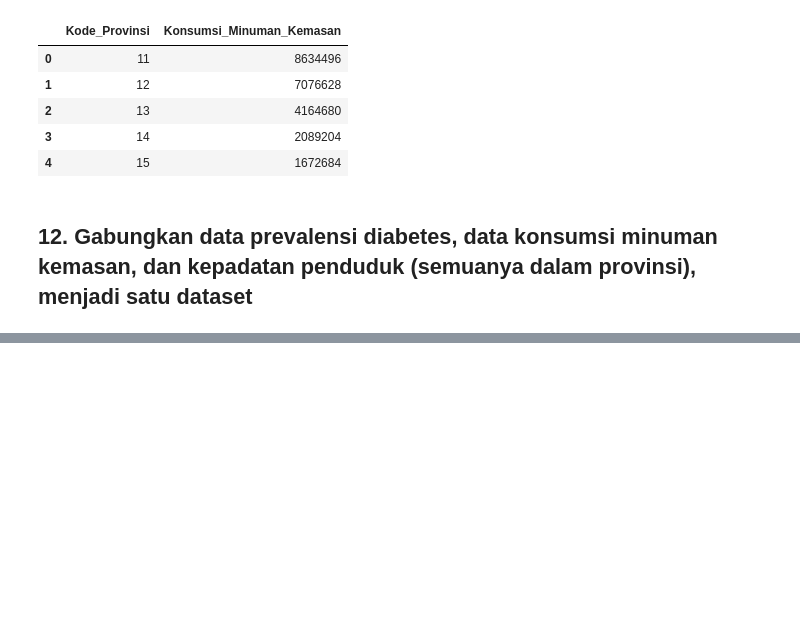
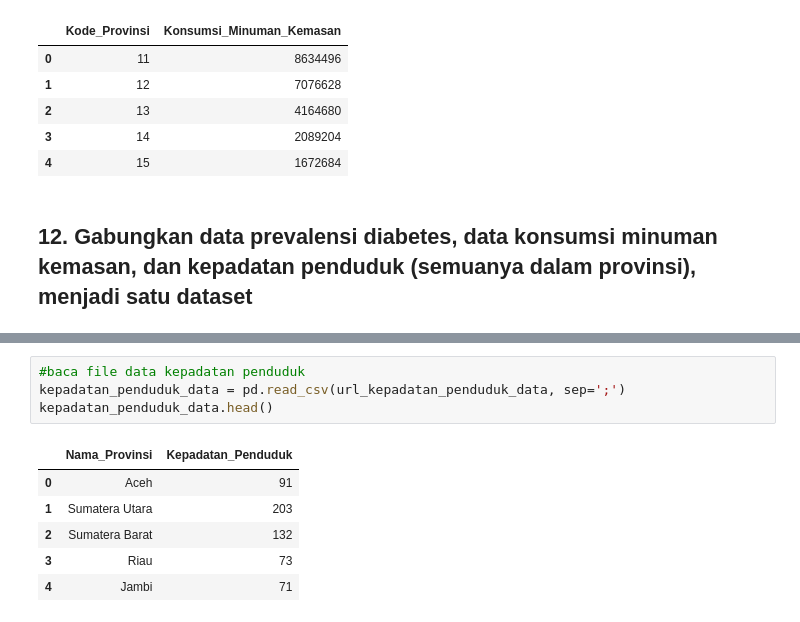
Before and after one commit to mihoku/MoF-Training-Python-for-Data-Analytics, a Jupyter notebook: Day 2/sans/Day_2_Contoh_Jawaban_Latihan_Pandas.ipynb, the cells around one changed output, grey strips where cells are left out. Saved outputs shown, nothing was run; the diff lists cells and outputs as text; blank space fills up the shorter version.

```diff
--- a/Day 2/sans/Day_2_Contoh_Jawaban_Latihan_Pandas.ipynb
+++ b/Day 2/sans/Day_2_Contoh_Jawaban_Latihan_Pandas.ipynb
@@ -179,0 +180,11 @@ diabetes_prevalence_data
+# %%
+#baca file data kepadatan penduduk
+kepadatan_penduduk_data = pd.read_csv(url_kepadatan_penduduk_data, sep=';')
+kepadatan_penduduk_data.head()
+# %% [output]
+|  | Nama_Provinsi | Kepadatan_Penduduk |
+| 0 | Aceh | 91 |
+| 1 | Sumatera Utara | 203 |
+| 2 | Sumatera Barat | 132 |
+| 3 | Riau | 73 |
+| 4 | Jambi | 71 |
```
Also changed, not shown: parts of 3 cells of this notebook.
